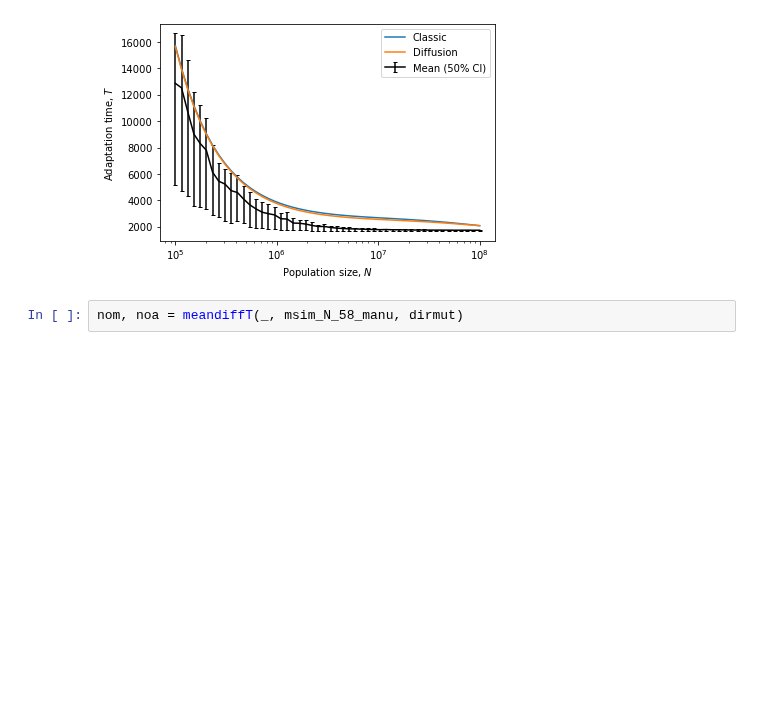
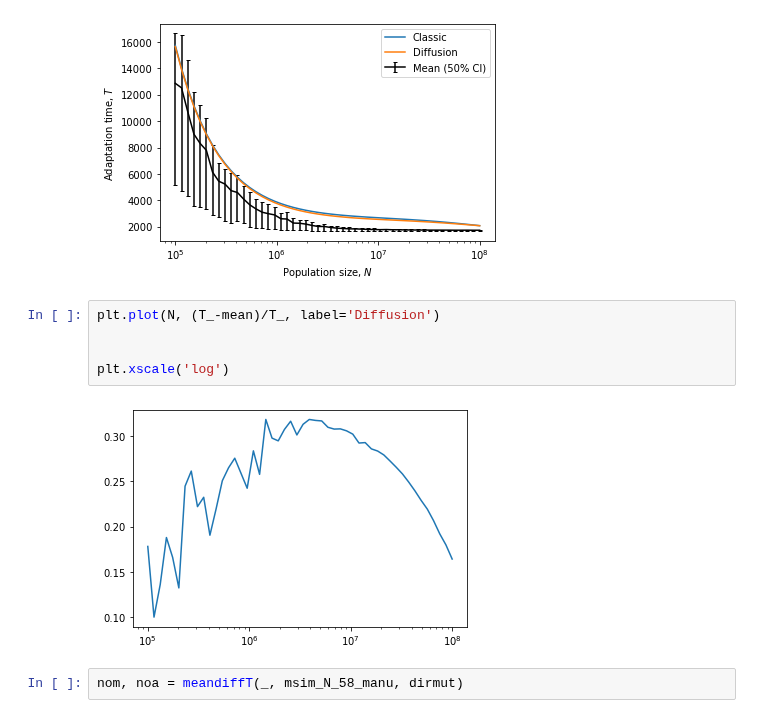
Before and after one commit to yoavram-lab/Heatrisomy, a Jupyter notebook: notebooks_mp/full_model.ipynb, the cells around one changed output. Saved outputs shown, nothing was run; the diff lists cells and outputs as text; blank space fills up the shorter version.

```diff
--- a/notebooks_mp/full_model.ipynb
+++ b/notebooks_mp/full_model.ipynb
@@ -445,6 +446,13 @@ plt.ylabel('Adaptation time, $T$')
 plt.legend();
 # %% [output]
 [figure]
+# %%
+plt.plot(N, (T_-mean)/T_, label='Diffusion')
+
+
+plt.xscale('log')
+# %% [output]
+[figure, added]
 # %%
 nom, noa = meandiffT(_, msim_N_58_manu, dirmut)
 # %%
```
Also changed, not shown: parts of 16 cells of this notebook, 6 other files.
